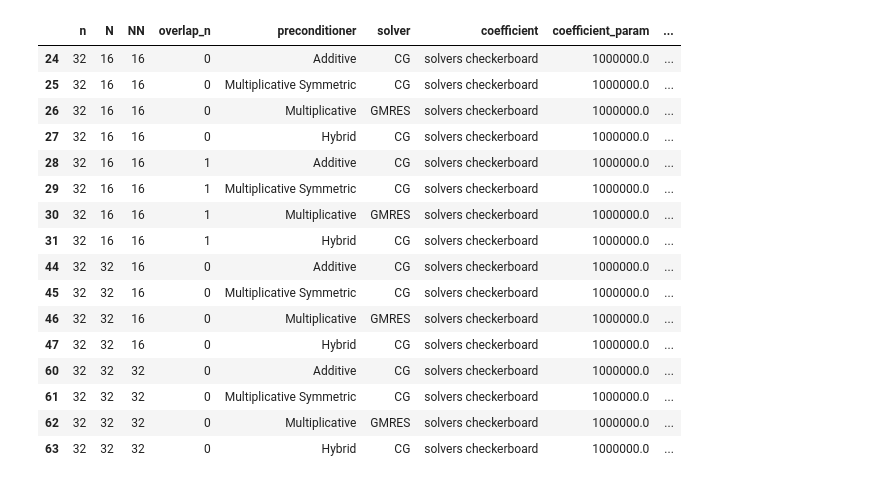
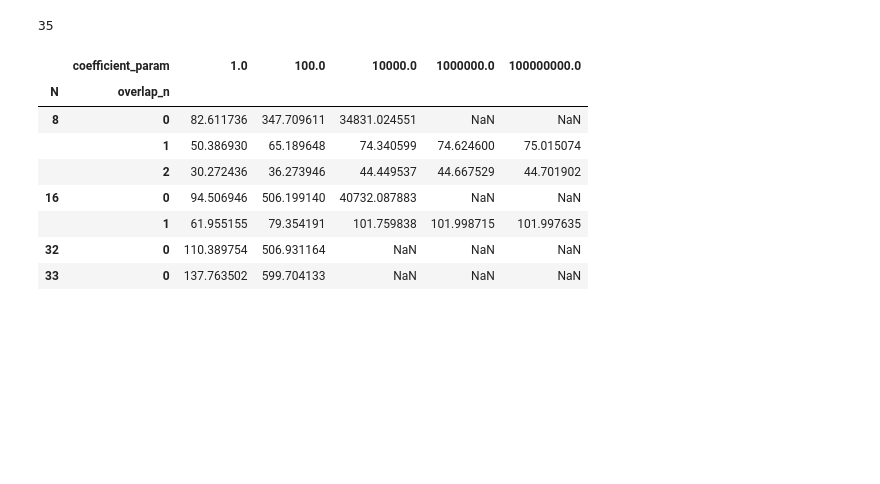
Before and after one commit to mgr0dzicki/dd-solvers, a Jupyter notebook: experiments/overlap.ipynb, the cells around one changed output. Drawn from its saved outputs; the diff is of its cells as text; code cells hidden in the pictures; blank space fills up the shorter version.

Commit message:
random coefficient experiments

```diff
--- a/experiments/overlap.ipynb
+++ b/experiments/overlap.ipynb
@@ -297,9 +284,9 @@ class HybridSchwarz(OverlappingSchwarz):
 # %%
 preconditioners = [
     AdditiveSchwarz,
-    MultiplicativeSymmetricSchwarz,
-    MultiplicativeSchwarz,
-    HybridSchwarz,
+    # MultiplicativeSymmetricSchwarz,
+    # MultiplicativeSchwarz,
+    # HybridSchwarz,
 ]
 # %%
 def fine_to_mesh(fine_mesh, n: int, N: int, overlap_n: int):
@@ -497,26 +652,49 @@ len(test_cases)
+# %%
+n = 2**5
+NN = 2**3
+Ns = [2**3, 2**4, n, n + 1]
+coefficients = ["madness2"]
+coefficient_params = [1, 1e2, 1e4, 1e6, 1e8]
+coarse_elem = "DG"
+coarse_deg = 0
+
+test_cases = []
+for N in Ns:
+    overlaps = [0]
+    if N <= n:
+        overlap_n = 1
+        while overlap_n <= n // N // 2:
+            overlaps.append(overlap_n)
+            overlap_n *= 2
+
+    for overlap_n in overlaps:
+        for coefficient in coefficients:
+            for coefficient_param in coefficient_params:
+                test_cases.append((n, N, NN, overlap_n, coefficient, coefficient_param, coarse_elem, coarse_deg))
+
+len(test_cases)
+# %% [output]
+35
 # %%
 results = []
 for test_case in tqdm.tqdm(test_cases):
     results += test(*test_case)
 # %%
 df = pd.DataFrame(results)
-df.to_csv("overlapping_schwarz_results.csv", index=False)
-df[(df["coefficient"] == "solvers checkerboard")]
+# df.to_csv("overlapping_schwarz_results_coarse.csv", index=False)
+# df[(df["coefficient"] == "solvers checkerboard")]
+df[(df.coefficient == "madness2") & (df.preconditioner == "Additive")].pivot_table(
+    values="condition number",
+    index=["N", "overlap_n"],
+    columns="coefficient_param",
+)
 # %% [output]
-|  | n | N | NN | overlap_n | preconditioner | solver | coefficient | coefficient_param | ... |
-| 24 | 32 | 16 | 16 | 0 | Additive | CG | solvers checkerboard | 1000000.0 | ... |
-| 25 | 32 | 16 | 16 | 0 | Multiplicative Symmetric | CG | solvers checkerboard | 1000000.0 | ... |
-| 26 | 32 | 16 | 16 | 0 | Multiplicative | GMRES | solvers checkerboard | 1000000.0 | ... |
-| 27 | 32 | 16 | 16 | 0 | Hybrid | CG | solvers checkerboard | 1000000.0 | ... |
-| 28 | 32 | 16 | 16 | 1 | Additive | CG | solvers checkerboard | 1000000.0 | ... |
-| 29 | 32 | 16 | 16 | 1 | Multiplicative Symmetric | CG | solvers checkerboard | 1000000.0 | ... |
-| 30 | 32 | 16 | 16 | 1 | Multiplicative | GMRES | solvers checkerboard | 1000000.0 | ... |
-| 31 | 32 | 16 | 16 | 1 | Hybrid | CG | solvers checkerboard | 1000000.0 | ... |
-| 44 | 32 | 32 | 16 | 0 | Additive | CG | solvers checkerboard | 1000000.0 | ... |
-| 45 | 32 | 32 | 16 | 0 | Multiplicative Symmetric | CG | solvers checkerboard | 1000000.0 | ... |
-| 46 | 32 | 32 | 16 | 0 | Multiplicative | GMRES | solvers checkerboard | 1000000.0 | ... |
-| 47 | 32 | 32 | 16 | 0 | Hybrid | CG | solvers checkerboard | 1000000.0 | ... |
-| 60 | 32 | 32 | 32 | 0 | Additive | CG | solvers checkerboard | 1000000.0 | ... |
-| 61 | 32 | 32 | 32 | 0 | Multiplicative Symmetric | CG | solvers checkerboard | 1000000.0 | ... |
-| 62 | 32 | 32 | 32 | 0 | Multiplicative | GMRES | solvers checkerboard | 1000000.0 | ... |
-| 63 | 32 | 32 | 32 | 0 | Hybrid | CG | solvers checkerboard | 1000000.0 | ... |
+|  | coefficient_param | 1.0 | 100.0 | 10000.0 | 1000000.0 | 100000000.0 |
+| N | overlap_n |  |  |  |  |  |
+| 8 | 0 | 82.611736 | 347.709611 | 34831.024551 | NaN | NaN |
+|  | 1 | 50.386930 | 65.189648 | 74.340599 | 74.624600 | 75.015074 |
+|  | 2 | 30.272436 | 36.273946 | 44.449537 | 44.667529 | 44.701902 |
+| 16 | 0 | 94.506946 | 506.199140 | 40732.087883 | NaN | NaN |
+|  | 1 | 61.955155 | 79.354191 | 101.759838 | 101.998715 | 101.997635 |
+| 32 | 0 | 110.389754 | 506.931164 | NaN | NaN | NaN |
+| 33 | 0 | 137.763502 | 599.704133 | NaN | NaN | NaN |
```
Also changed, not shown: parts of 8 cells of this notebook, 4 other files.
